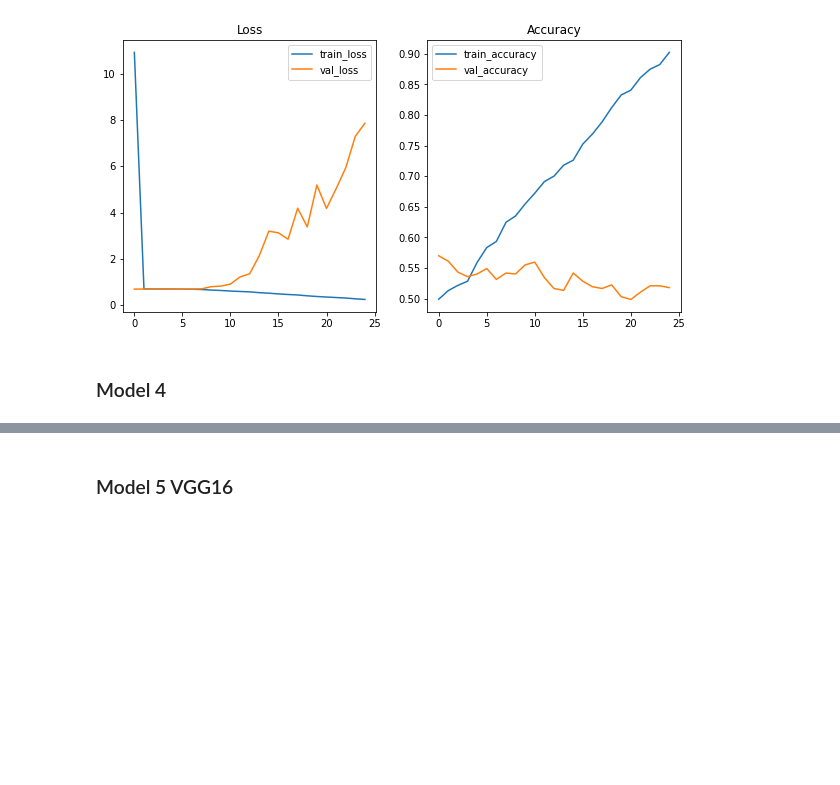
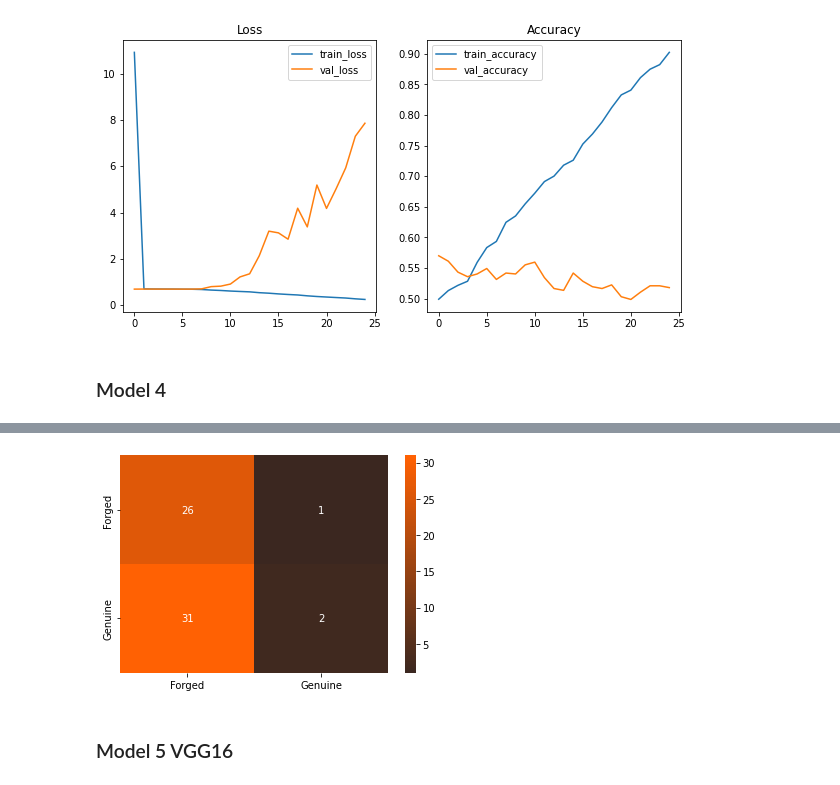
Before and after one commit to ZachRauch/Detecting_Signature_Fraud, a Jupyter notebook: Signature_Classification.ipynb, the cells around one changed output, grey strips where cells are left out. Cells and saved outputs as stored; diff of their text form; code cells hidden in the pictures; blank space fills up the shorter version.

Commit message:
Yikes, model 4

```diff
--- a/Signature_Classification.ipynb
+++ b/Signature_Classification.ipynb
@@ -485,0 +486,3 @@ plot_results(model4_results)
+# %%
+with open('drive/MyDrive/model4_pickle.sav', 'rb') as f:
+    final_model = pickle.load(f)
@@ -486,3 +494,13 @@ plot_results(model4_results)
+# %%
+color = sns.color_palette("dark:#FF6103", as_cmap=True)
+preds = final_model.predict(X_test)
+cm = confusion_matrix(y_test, preds)
+sns.heatmap(cm, annot=True, cmap=color, center= 15,
+            xticklabels= ['Forged', 'Genuine'],
+            yticklabels= ['Forged', 'Genuine']);
+#plt.savefig('./images/confusion_matrix.png')
+# %% [output]
+[figure, added]
 # %% [markdown]
 ### Model 5 VGG16
 # %% [markdown]
```
Also changed, not shown: parts of 3 cells of this notebook.
